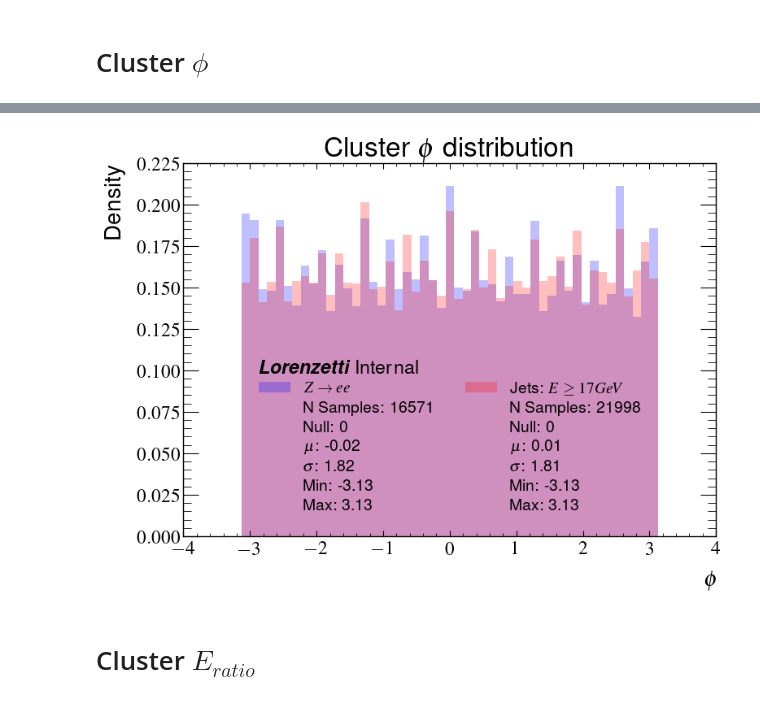
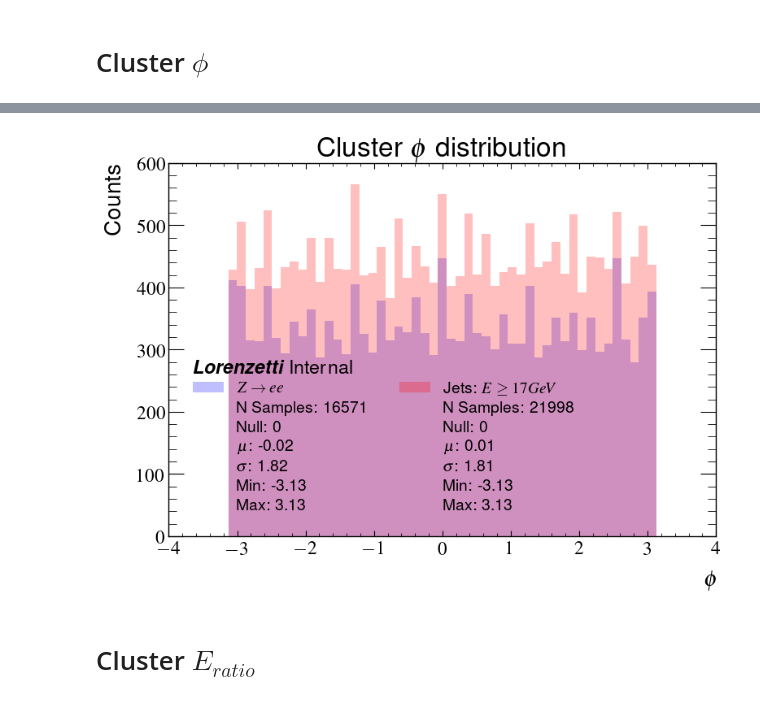
Before and after one commit to lucasbanunes/boosted-lorenzetti, a Jupyter notebook: cluster_profile.ipynb, the cells around one changed output, grey strips where cells are left out. Saved outputs shown, nothing was run; the diff lists cells and outputs as text; code cells hidden in the pictures.

```diff
--- a/cluster_profile.ipynb
+++ b/cluster_profile.ipynb
@@ -106,8 +115,17 @@ fig.tight_layout()
 # %% [markdown]
 # Cluster $E_T$
 # %%
+density = True
 col_name = 'cl_et'
 xlabel = '$E_T$ [GeV]'
+
+if density:
+    filename = 'cl_et_distribution_density.png'
+    ylabel = 'Density'
+else:
+    filename = 'cl_et_distribution.png'
+    ylabel = 'Counts'
+
 fig, ax = plt.subplots()
 for name, dataset_info in datasets.items():
     logging.info(f'Plotting dataset {name}')
@@ -119,7 +137,7 @@ for name, dataset_info in datasets.items():
         metrics=False,
         ax_set=dict(
             xlabel=xlabel,
-            ylabel='Density',
+            ylabel=ylabel,
             title=f'Cluster {xlabel} distribution',
             yscale='log'
         ),
@@ -127,7 +145,7 @@ for name, dataset_info in datasets.items():
             histtype='stepfilled',
             label=dataset_info['label'],
             color=dataset_info['color'],
-            density=True,
+            density=density,
             alpha=0.25
         )
     )
@@ -145,5 +163,5 @@ ax.legend(
     title_fontproperties=dict(size='large')
 )
 fig.tight_layout()
-fig.savefig(output_dir/'cl_et_distribution.png', bbox_inches='tight', dpi=300)
+fig.savefig(output_dir/filename, bbox_inches='tight', dpi=300)
 # %% [output]
@@ -153,8 +171,17 @@ fig.savefig(output_dir/'cl_et_distribution.png', bbox_inches='tight', dpi=300)
 # %% [markdown]
 # Cluster $\eta$
 # %%
+density = False
 col_name = 'cl_eta'
 xlabel = '$\\eta$'
+
+if density:
+    filename = 'cl_eta_distribution_density.png'
+    ylabel = 'Density'
+else:
+    filename = 'cl_eta_distribution.png'
+    ylabel = 'Counts'
+
 fig, ax = plt.subplots()
 for name, dataset_info in datasets.items():
     logging.info(f'Plotting dataset {name}')
@@ -166,14 +193,14 @@ for name, dataset_info in datasets.items():
         metrics=False,
         ax_set=dict(
             xlabel=xlabel,
-            ylabel='Density',
+            ylabel=ylabel,
             title=f'Cluster {xlabel} distribution',
         ),
         hist_kwargs=dict(
             histtype='stepfilled',
             label=dataset_info['label'],
             color=dataset_info['color'],
-            density=True,
+            density=density,
             alpha=0.25
         )
     )
@@ -191,5 +218,5 @@ ax.legend(
     title_fontproperties=dict(size='large')
 )
 fig.tight_layout()
-fig.savefig(output_dir/'cl_eta_distribution.png', bbox_inches='tight', dpi=300)
+fig.savefig(output_dir/filename, bbox_inches='tight', dpi=300)
 # %% [output]
@@ -199,8 +226,17 @@ fig.savefig(output_dir/'cl_eta_distribution.png', bbox_inches='tight', dpi=300)
 # %% [markdown]
 # Cluster $\phi$
 # %%
+density = False
 col_name = 'cl_phi'
 xlabel = '$\\phi$'
+
+if density:
+    filename = 'cl_phi_distribution_density.png'
+    ylabel = 'Density'
+else:
+    filename = 'cl_phi_distribution.png'
+    ylabel = 'Counts'
+
 fig, ax = plt.subplots()
 for name, dataset_info in datasets.items():
     logging.info(f'Plotting dataset {name}')
@@ -212,14 +248,14 @@ for name, dataset_info in datasets.items():
         metrics=False,
         ax_set=dict(
             xlabel=xlabel,
-            ylabel='Density',
+            ylabel=ylabel,
             title=f'Cluster {xlabel} distribution',
         ),
         hist_kwargs=dict(
             histtype='stepfilled',
             label=dataset_info['label'],
             color=dataset_info['color'],
-            density=True,
+            density=density,
             alpha=0.25
         )
     )
@@ -237,5 +273,5 @@ ax.legend(
     title_fontproperties=dict(size='large')
 )
 fig.tight_layout()
-fig.savefig(output_dir/'cl_phi_distribution.png', bbox_inches='tight', dpi=300)
+fig.savefig(output_dir/filename, bbox_inches='tight', dpi=300)
 # %% [output]
@@ -244,4 +280,4 @@ fig.savefig(output_dir/'cl_phi_distribution.png', bbox_inches='tight', dpi=300)
-[figure, old version]
+[figure, new version]
 # %% [markdown]
 # Cluster $E_{ratio}$
 # %%
```
Also changed, not shown: parts of 10 cells of this notebook, 4 other files.
